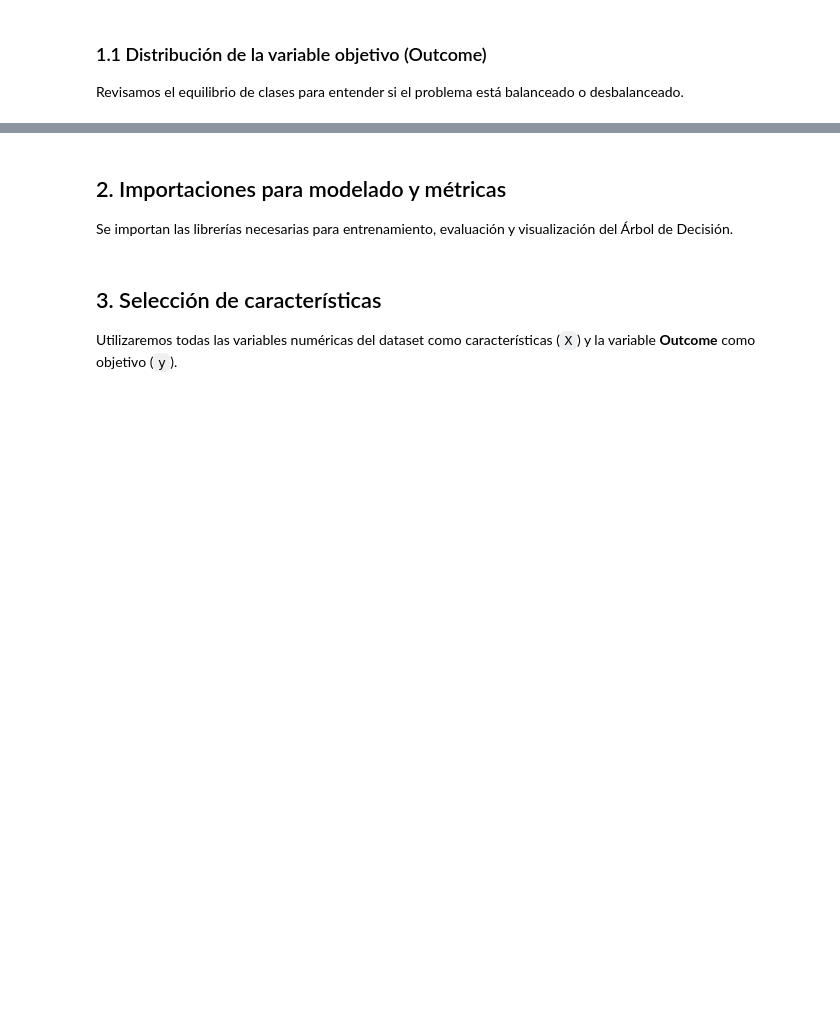
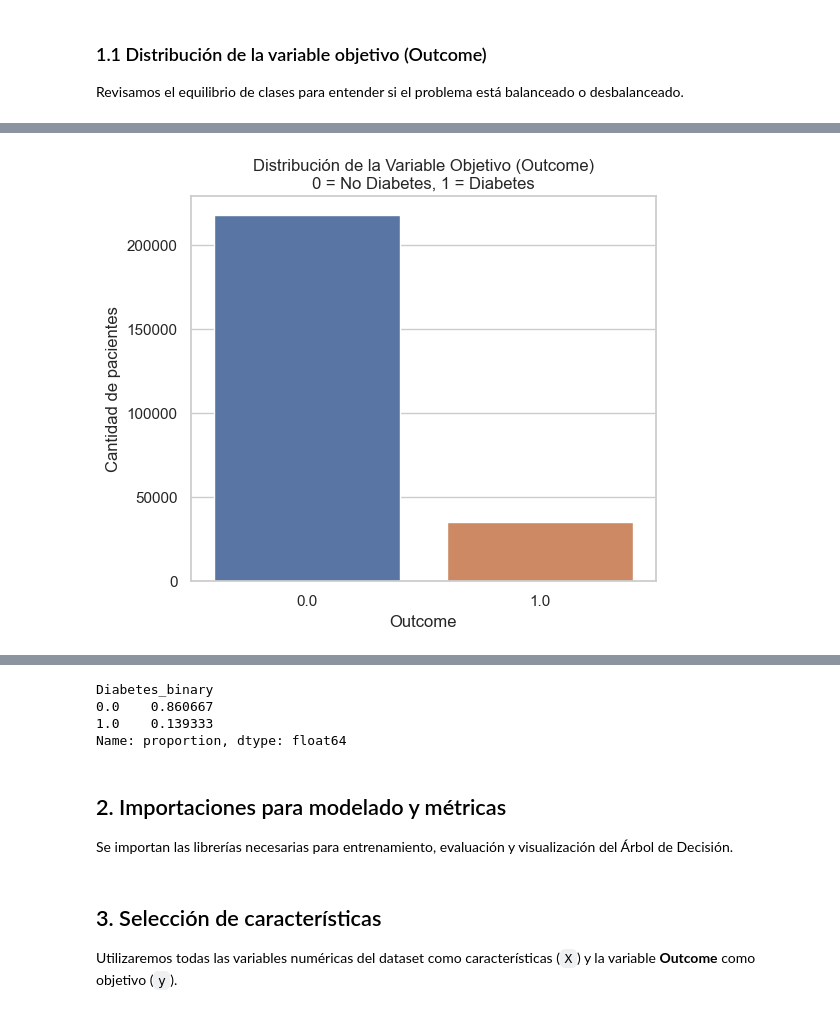
Before and after one commit to AntonioMcs/MLY0100-Parcial-1, a Jupyter notebook: notebooks/Modelos de Clasificacion/3_Decision_Tree_Classification.ipynb, the cells around one changed output, grey strips where cells are left out. Saved outputs shown, nothing was run; the diff lists cells and outputs as text; code cells hidden in the pictures; blank space fills up the shorter version.

```diff
--- a/notebooks/Modelos de Clasificacion/3_Decision_Tree_Classification.ipynb
+++ b/notebooks/Modelos de Clasificacion/3_Decision_Tree_Classification.ipynb
@@ -14,9 +14,9 @@ En este notebook se implementa un modelo de **Árbol de Decisión** para clasifi
 
 Se utilizarán los datos limpios generados por el pipeline de Kedro (`diabetes_cleaned`).
 # %%
-%load_ext kedro.ipython
-%reload_kedro
+import pandas as pd
 
-# Listar datasets disponibles en el catálogo
-catalog.list()
+df = pd.read_csv("../../mly0100parcial-kedro/data/02_intermediate/diabetes_cleaned.csv")
+
+df.head()
 # %% [output]
@@ -37,13 +36,15 @@ Revisamos el equilibrio de clases para entender si el problema está balanceado
 import seaborn as sns
 import matplotlib.pyplot as plt
 
-sns.set(style='whitegrid')
+sns.set(style="whitegrid")
 
-plt.figure(figsize=(5,4))
-sns.countplot(x='Outcome', data=df_diabetes)
-plt.title('Distribución de la variable Outcome')
-plt.xlabel('Outcome (0 = No Diabetes, 1 = Diabetes)')
-plt.ylabel('Cantidad de pacientes')
+plt.figure(figsize=(6, 5))
+sns.countplot(x="Diabetes_binary", data=df)
+
+plt.title("Distribución de la Variable Objetivo (Outcome)\n0 = No Diabetes, 1 = Diabetes")
+plt.xlabel("Outcome")
+plt.ylabel("Cantidad de pacientes")
 plt.show()
 
-df_diabetes['Outcome'].value_counts(normalize=True)
+df["Diabetes_binary"].value_counts(normalize=True)
+# %% [output]
@@ -49,0 +52 @@ df_diabetes['Outcome'].value_counts(normalize=True)
+[figure, added]
@@ -50,3 +54,7 @@ df_diabetes['Outcome'].value_counts(normalize=True)
+Diabetes_binary
+0.0    0.860667
+1.0    0.139333
+Name: proportion, dtype: float64
 # %% [markdown]
 ## 2. Importaciones para modelado y métricas
 
```
Also changed, not shown: parts of 17 cells of this notebook, 3 other files.
